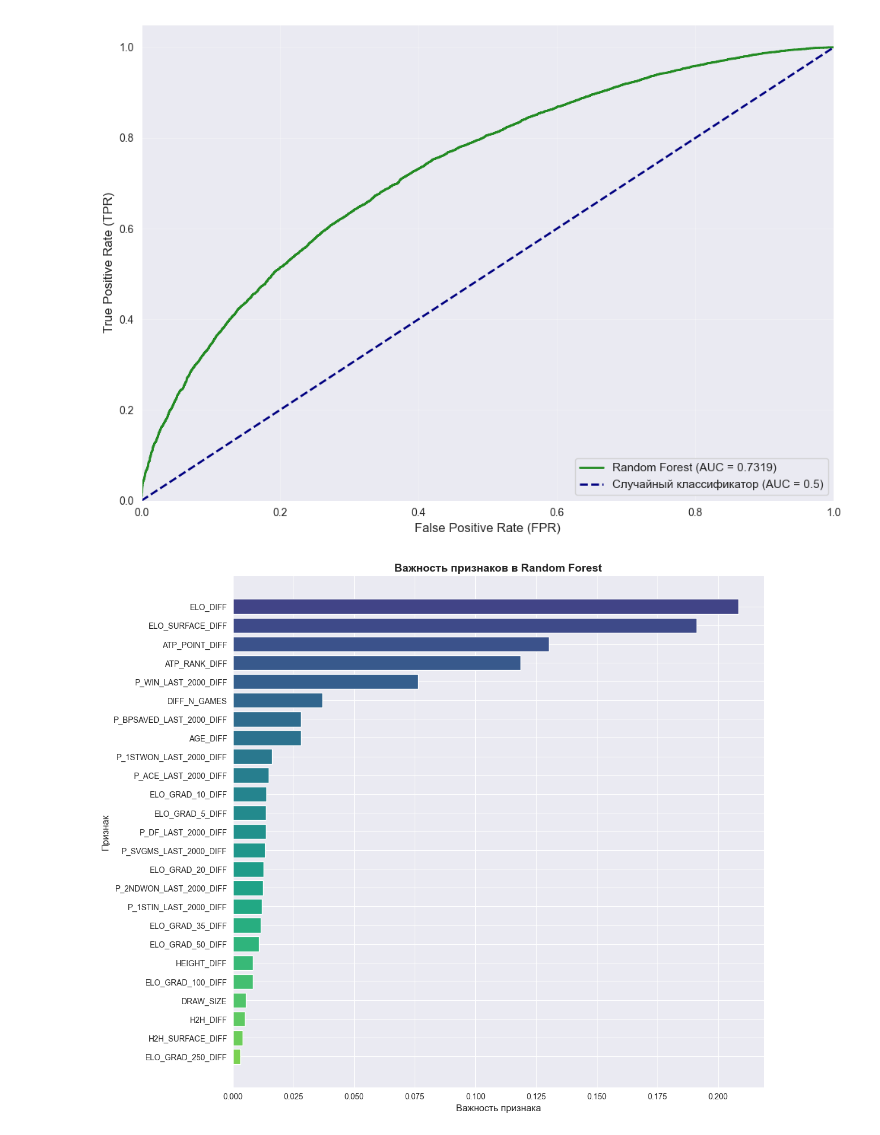
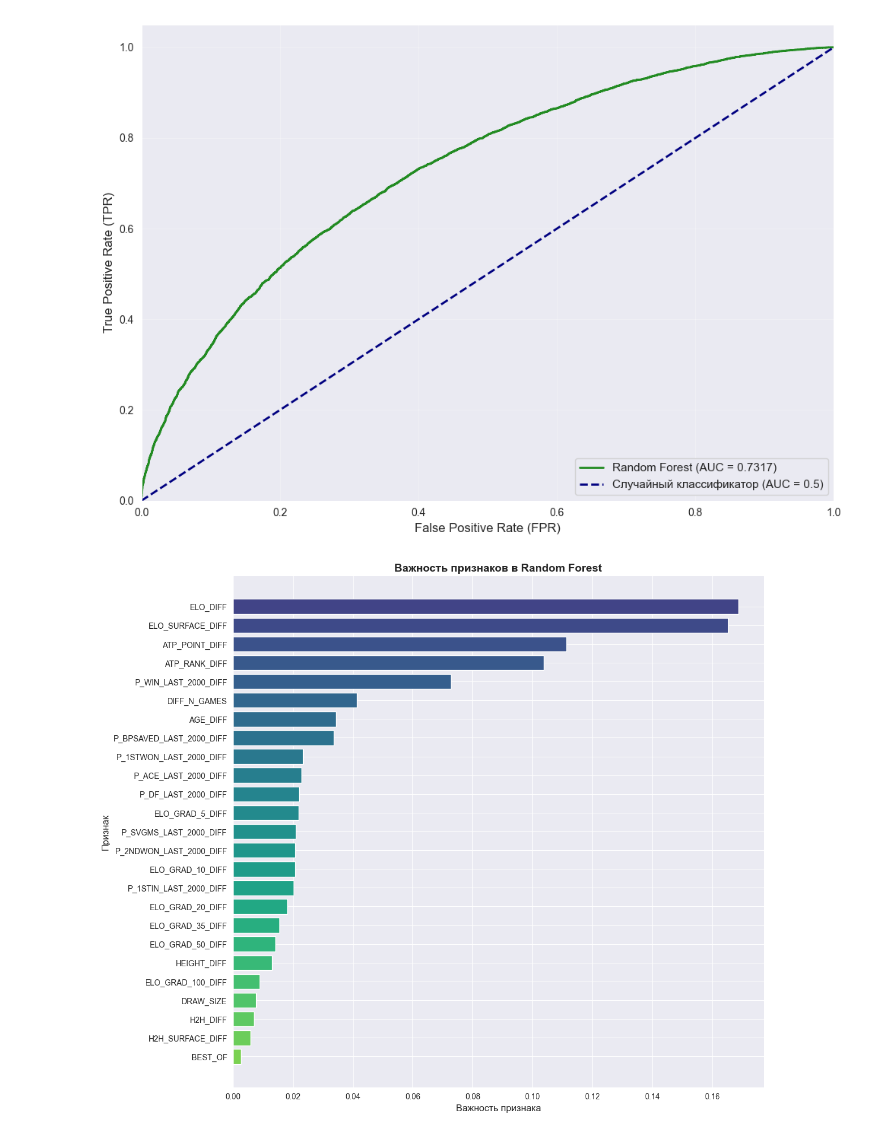
Before and after one commit to toj1ro/tennis-predictor, a Jupyter notebook: random_forest.ipynb, the cells around one changed output. Drawn from its saved outputs; the diff is of its cells as text; code cells hidden in the pictures.

```diff
--- a/random_forest.ipynb
+++ b/random_forest.ipynb
@@ -33,8 +33,8 @@ X_train, X_test, y_train, y_test = train_test_split(
 
 rf = RandomForestClassifier(
     n_estimators=400,
-    max_depth=10,
-    min_samples_leaf=10,
+    max_depth=30,
+    min_samples_leaf=30,
     random_state=42,
     n_jobs=-1
 )
@@ -104,2 +104,2 @@ ROC-AUC Score:  0.7319
 [figure]
-[figure, old version]
+[figure, new version]
```
Also changed, not shown: parts of 1 cell of this notebook.
